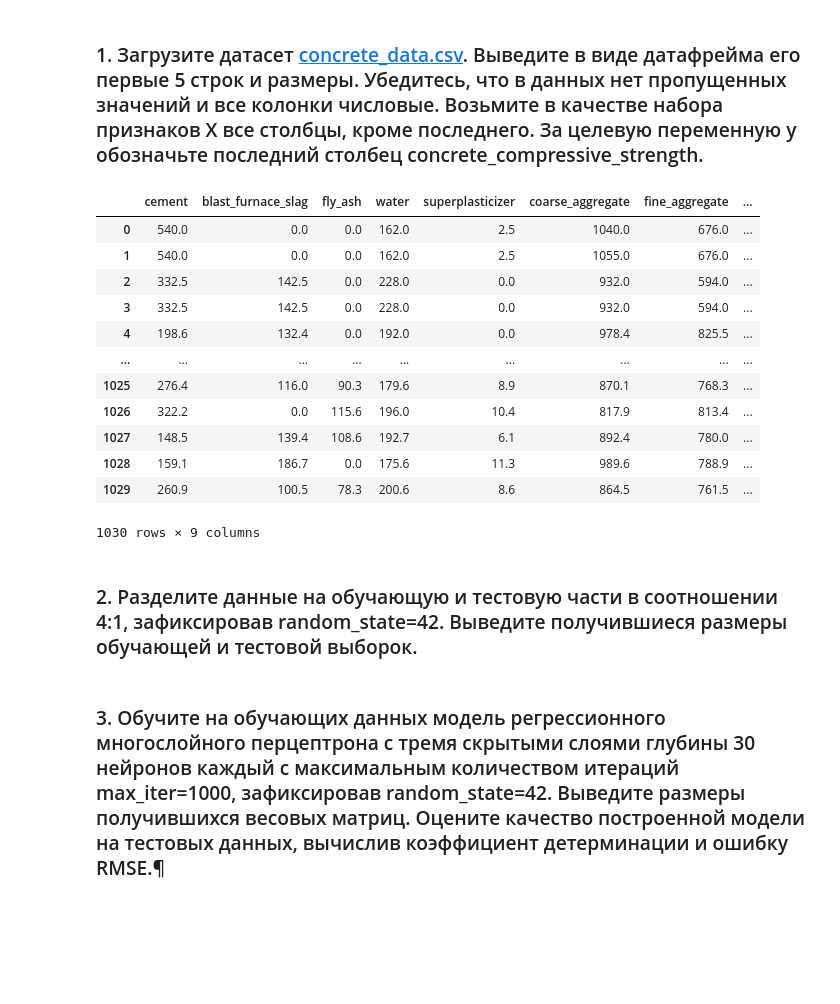
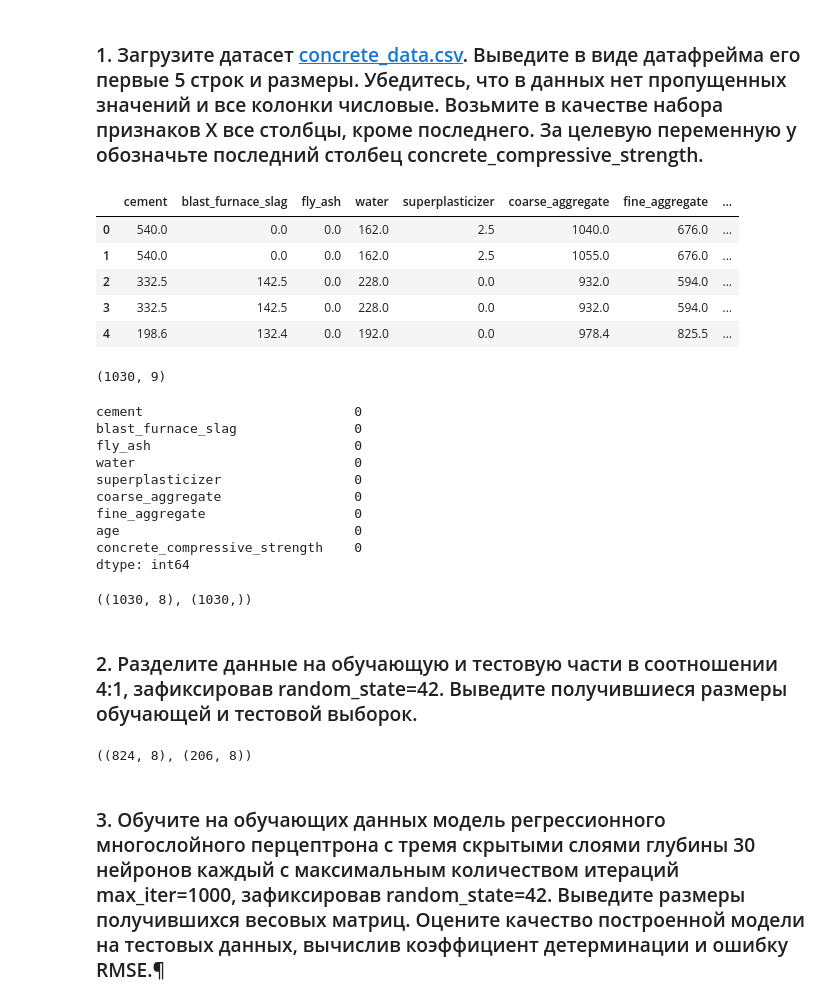
Before and after one commit to consciousnss/fa-machine-learning, a Jupyter notebook: semestr2/perceptron/perceptron.ipynb, the cells around one changed output. Drawn from its saved outputs; the diff is of its cells as text; code cells hidden in the pictures; blank space fills up the shorter version.

```diff
--- a/semestr2/perceptron/perceptron.ipynb
+++ b/semestr2/perceptron/perceptron.ipynb
@@ -344,22 +410,43 @@ np.float64(0.9775949862906386)
 ### 1. Загрузите датасет [concrete_data.csv](https://www.kaggle.com/datasets/zain280/concrete-data). Выведите в виде датафрейма его первые 5 строк и размеры. Убедитесь, что в данных нет пропущенных значений и все колонки числовые. Возьмите в качестве набора признаков X все столбцы, кроме последнего. За целевую переменную y обозначьте последний столбец concrete_compressive_strength.
 # %%
 concrete = pd.read_csv('concrete_data.csv')
-concrete
+concrete.head()
 # %% [output]
 |  | cement | blast_furnace_slag | fly_ash | water | superplasticizer | coarse_aggregate | fine_aggregate | ... |
 | 0 | 540.0 | 0.0 | 0.0 | 162.0 | 2.5 | 1040.0 | 676.0 | ... |
 | 1 | 540.0 | 0.0 | 0.0 | 162.0 | 2.5 | 1055.0 | 676.0 | ... |
 | 2 | 332.5 | 142.5 | 0.0 | 228.0 | 0.0 | 932.0 | 594.0 | ... |
 | 3 | 332.5 | 142.5 | 0.0 | 228.0 | 0.0 | 932.0 | 594.0 | ... |
 | 4 | 198.6 | 132.4 | 0.0 | 192.0 | 0.0 | 978.4 | 825.5 | ... |
-| ... | ... | ... | ... | ... | ... | ... | ... | ... |
-| 1025 | 276.4 | 116.0 | 90.3 | 179.6 | 8.9 | 870.1 | 768.3 | ... |
-| 1026 | 322.2 | 0.0 | 115.6 | 196.0 | 10.4 | 817.9 | 813.4 | ... |
-| 1027 | 148.5 | 139.4 | 108.6 | 192.7 | 6.1 | 892.4 | 780.0 | ... |
-| 1028 | 159.1 | 186.7 | 0.0 | 175.6 | 11.3 | 989.6 | 788.9 | ... |
-| 1029 | 260.9 | 100.5 | 78.3 | 200.6 | 8.6 | 864.5 | 761.5 | ... |
-1030 rows × 9 columns
+# %%
+concrete.shape
+# %% [output]
+(1030, 9)
+# %%
+concrete.isnull().sum()
+# %% [output]
+cement                           0
+blast_furnace_slag               0
+fly_ash                          0
+water                            0
+superplasticizer                 0
+coarse_aggregate                 0
+fine_aggregate                   0
+age                              0
+concrete_compressive_strength    0
+dtype: int64
+# %%
+y = concrete['concrete_compressive_strength'].values
+X = concrete.drop('concrete_compressive_strength', axis=1).values
+X.shape, y.shape
+# %% [output]
+((1030, 8), (1030,))
 # %% [markdown]
 ### 2. Разделите данные на обучающую и тестовую части в соотношении 4:1, зафиксировав random_state=42. Выведите получившиеся размеры обучающей и тестовой выборок.
+# %%
+X_train, X_test, y_train, y_test = train_test_split(X, y, test_size=0.2, random_state=42)
+X_train.shape, X_test.shape
+# %% [output]
+((824, 8), (206, 8))
 # %% [markdown]
 ### 3. Обучите на обучающих данных модель регрессионного многослойного перцептрона с тремя скрытыми слоями глубины 30 нейронов каждый с максимальным количеством итераций max_iter=1000, зафиксировав random_state=42. Выведите размеры получившихся весовых матриц. Оцените качество построенной модели на тестовых данных, вычислив коэффициент детерминации и ошибку RMSE.¶
```
Also changed, not shown: parts of 35 cells of this notebook.
